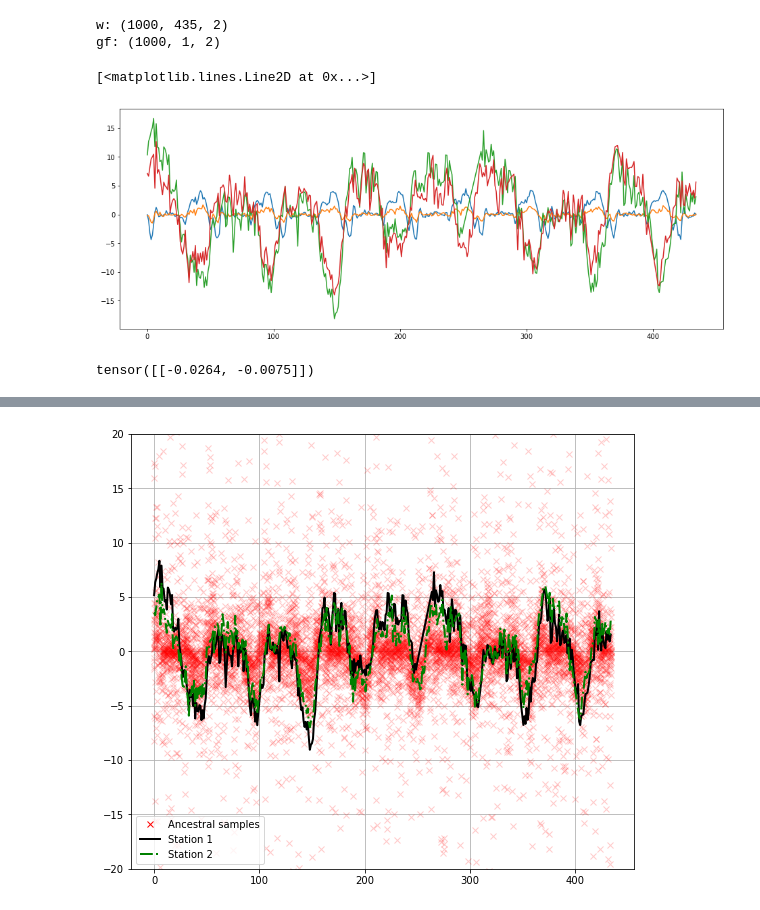
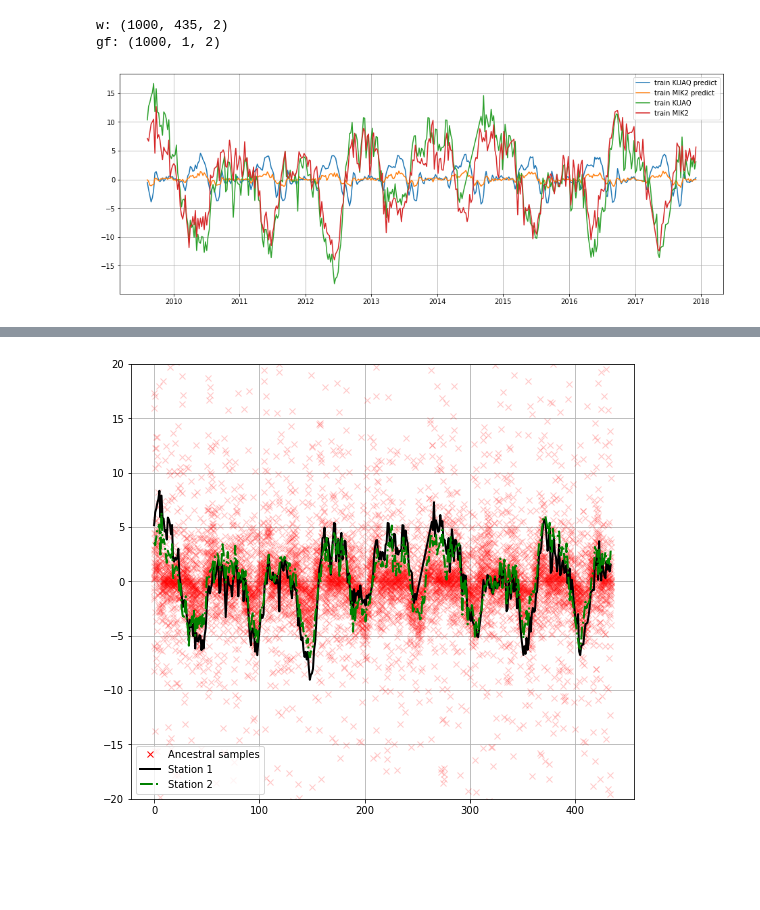
Before and after one commit to eyhl/premis, a Jupyter notebook: notebooks/chapter4.ipynb, the cells around one changed output, grey strips where cells are left out. Drawn from its saved outputs; the diff is of its cells as text; code cells hidden in the pictures; blank space fills up the shorter version.

```diff
--- a/notebooks/chapter4.ipynb
+++ b/notebooks/chapter4.ipynb
@@ -42,18 +44,10 @@ def compute_error(trues, predicted):
 # %%
 df_em = default_em()
 
-lmax = 512
-lmin = 0
-lstep = 1
-CONF = {
-    "EARTH_FILE": "earth_M3L70V01c.txt",
-    "COMPRESS": "1",
-    "DEGREE_RANGE": f"{lmin} {lmax} {lstep}",
-    "LABEL_OUTPUT": f"Bench_C_{lmax}_{lmin}_{lstep}",
-}
 df = load_uplift(timefreq="W")
+df = df.set_index("Time")
 df_tmp = df.copy()
-df_tmp = df_tmp.set_index("Time")
+# df_tmp = df_tmp.set_index("Time")
 df.Thickness = (
     interval_outlier(df_tmp, M_step=24, max_std=2)
     .Thickness.interpolate()
@@ -61,10 +55,9 @@ df.Thickness = (
     .values
 )
 
-height = detrend(df.Thickness.values)
+height = df.Thickness.values
 up_kuaq = df.Up_kuaq.values
 up_mik2 = df.Up_mik2.values
-y_train = detrend(up_kuaq)
 df_em
 # %% [output]
 Consider mio5.varmats_from_mat to split file into single variable files
@@ -84,15 +78,15 @@ Consider mio5.varmats_from_mat to split file into single variable files
 # X_time = np.concatenate([pd.get_dummies(df[x]) for x in ["dow", "tod"]], axis=1)
 # pd.get_dummies(df["Time"])
 # Make month columns
-df1 = pd.concat([df, df.Time.dt.month], axis=1)
+df1 = pd.concat([df, df.index.month.to_series(index=df.index)], axis=1)
 df1.columns = [*df1.columns[:-1], "Month"]
 df1.head()
 
 # make one hot encoding of month number
 month_number = np.array(pd.get_dummies(df1["Month"]))
 # %%
-centered_height = height - np.mean(height)  # / np.std(height)
-X_cat = np.concatenate([centered_height[np.newaxis].T, month_number], axis=1)
+standardized_height = height - np.mean(height)  # / np.std(height)
+X_cat = np.concatenate([standardized_height[np.newaxis].T, month_number], axis=1)
 X = torch.tensor(X_cat).float()
 
 y1 = torch.tensor(detrend(up_kuaq)).float()
@@ -105,11 +99,13 @@ y = torch.vstack([y1, y2]).T
 # %%
 train_perc = 0.80  # percentage of training data
 split_point = int(train_perc * len(y))
-ix_train = split_point
 X_train = X[:split_point, :]
 X_test = X[split_point:, :]
 y_train = y[:split_point]
 y_test = y[split_point:]
+
+time_train = df.index[:split_point]
+time_test = df.index[split_point:]
 print("num train: %d" % len(y_train))
 print("num test: %d" % len(y_test))
 # %% [output]
@@ -450,14 +444,13 @@ for k, v in predictive.items():
 w: (1000, 435, 2)
 gf: (1000, 1, 2)
 # %%
+
 plt.figure(figsize=(16, 6))
-plt.plot(predictive["w"].mean(axis=0))
-plt.plot(y_train[:, 0])
-plt.plot(y_train[:, 1])
+plt.plot(time_train, predictive["w"].mean(axis=0)[:,0], label="train KUAQ predict")
+plt.plot(time_train, predictive["w"].mean(axis=0)[:,1], label="train MIK2 predict")
+plt.plot(time_train,y_train[:, 0], label= "train KUAQ")
+plt.plot(time_train,y_train[:, 1], label= "train MIK2")
+plt.legend()
+plt.grid()
 # %% [output]
-[<matplotlib.lines.Line2D at 0x...>]
-[figure, old version]
+[figure, new version]
-# %%
-predictive["gf"].mean(axis=0)
-# %% [output]
-tensor([[-0.0264, -0.0075]])
```
Also changed, not shown: parts of 27 cells of this notebook, 6 other files.
